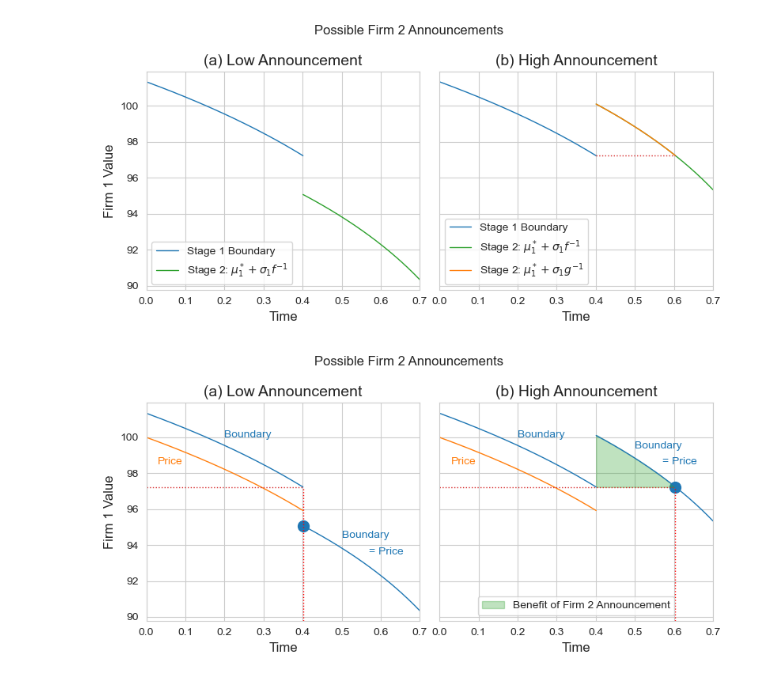
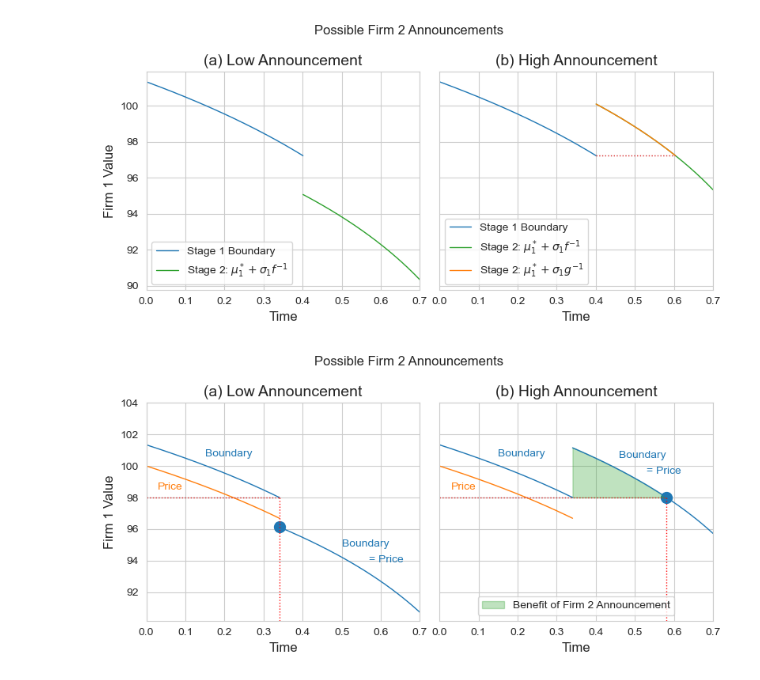
Before and after one commit to kerryback/announcements, a Jupyter notebook: Code/figures_model2.ipynb, the cells around one changed output. Cells and saved outputs as stored; diff of their text form; code cells hidden in the pictures.

Commit message:
- Updated figures 3.2 and 4.5 so the boundaries are round numbers

```diff
--- a/Code/figures_model2.ipynb
+++ b/Code/figures_model2.ipynb
@@ -282,7 +282,7 @@ plt.show()
 # %%
 fig, (ax1, ax2) = plt.subplots(1, 2, sharey=True)
 grid1 = np.linspace(0, 0.6, 200)
-grid1 = grid1[:134]
+grid1 = grid1[:114]
 bdy1 = stage1.bdy(grid1)
 
 bdy1.plot(
@@ -384,43 +384,45 @@ ax2.scatter(
     s=100,
     color=colors[0]
 )
-ax1.text(0.2, 100, "Boundary", color=colors[0])
+ax1.text(0.15, 100.6, "Boundary", color=colors[0])
 ax1.text(0.03, 98.5, "Price", color=colors[1])
-ax2.text(0.2, 100, "Boundary", color=colors[0])
+ax2.text(0.15, 100.6, "Boundary", color=colors[0])
 ax2.text(0.03, 98.5, "Price", color=colors[1])
 
-ax1.text(0.5, 94.4, "Boundary", color=colors[0])
-ax2.text(0.5, 99.4, "Boundary", color=colors[0])
+ax1.text(0.5, 94.9, "Boundary", color=colors[0])
+ax2.text(0.46, 100.5, "Boundary", color=colors[0])
 
-ax1.text(0.57, 93.5, "= Price", color=colors[0])
-ax2.text(0.57, 98.5, "= Price", color=colors[0])
+ax1.text(0.57, 93.9, "= Price", color=colors[0])
+ax2.text(0.53, 99.5, "= Price", color=colors[0])
 
 ax2.fill_between(
     grid2a,
     [bdy1.iloc[-1] for x in grid2a],
     [
         stage2.price(grid1[-1], bdy1.iloc[-1], bdy1.iloc[-1]+10, u)
         for u in grid2a
     ],
     color=colors[2],
     alpha=0.3,
     label="Benefit of Firm 2 Announcement"
 )
 ax2.legend(loc="lower center")
 ax1.set_xlim((0, 0.7))
 ax2.set_xlim((0, 0.7))
+ax1.set_ylim((90, 104))
+ax2.set_ylim((90, 104))
 ax1.set_xlabel("Time")
 ax2.set_xlabel("Time")
 # ax1.legend(loc="lower right")
 ax1.set_ylabel("Firm 1 Value")
 ax1.set_ylim((y0, ax1.get_ylim()[1]))
 panel1_title = "Low Announcement" if SLIDES else "(a) Low Announcement"
 panel2_title = "High Announcement" if SLIDES else "(b) High Announcement"
 ax1.set_title(panel1_title)
 ax2.set_title(panel2_title)
 fig.suptitle("Possible Firm 2 Announcements")
 fig.tight_layout()
 fig.savefig(f'{FigureDir}/model2_benefit_waiting.pdf')
 plt.show()
 # %% [output]
-[figure, old version]
+[figure, new version]
```
Also changed, not shown: parts of 1 cell of this notebook, 3 other files.
